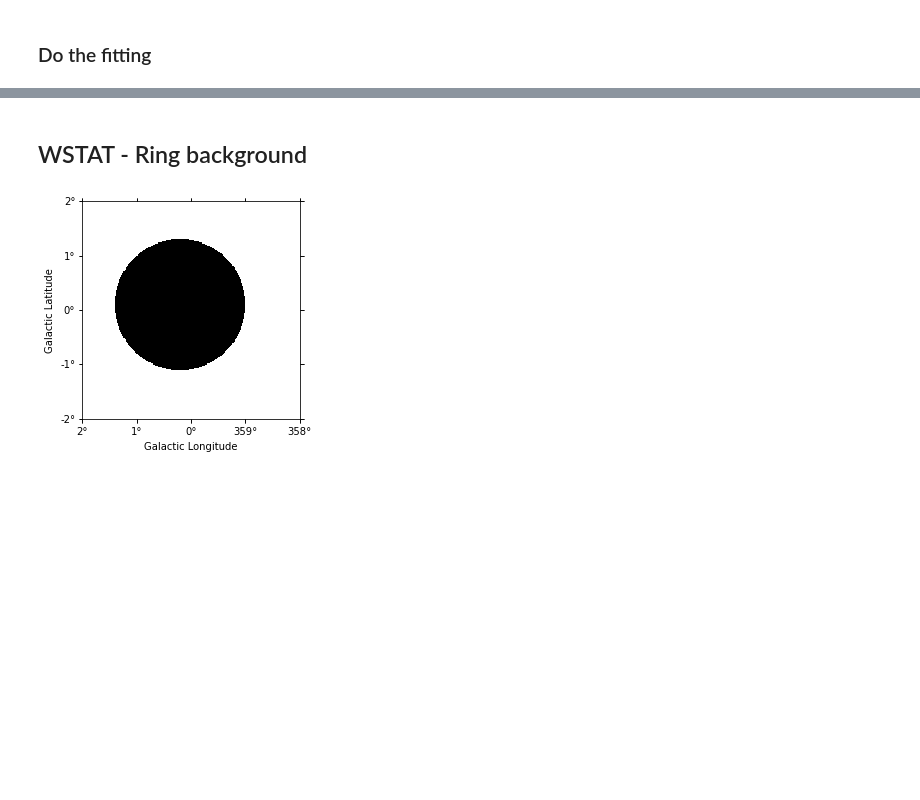
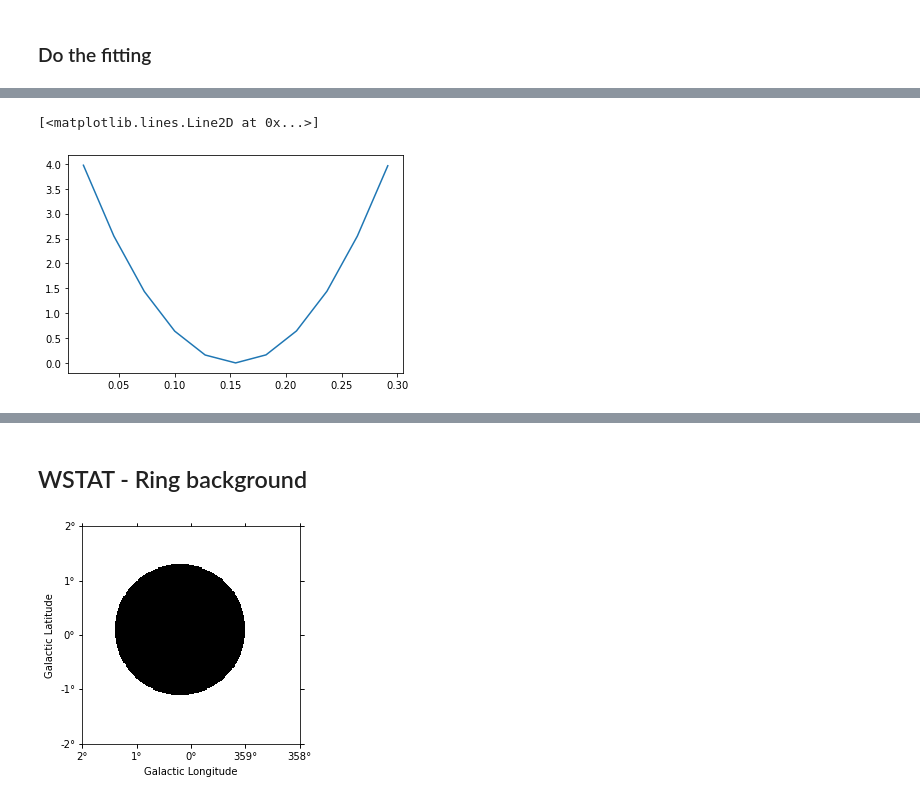
Before and after one commit to AtreyeeS/test_notebooks, a Jupyter notebook: cash-stat-lk.ipynb, the cells around one changed output, grey strips where cells are left out. Saved outputs shown, nothing was run; the diff lists cells and outputs as text; code cells hidden in the pictures; blank space fills up the shorter version.

```diff
--- a/cash-stat-lk.ipynb
+++ b/cash-stat-lk.ipynb
@@ -177,0 +185,6 @@ Table length=11
+# %%
+profile_lon = fit.stat_profile(parameter='lon_0')
+plt.plot(profile_lon["values"], profile_lon["stat"] - L1)
+# %% [output]
+[<matplotlib.lines.Line2D at 0x...>]
+[figure, added]
```
Also changed, not shown: parts of 20 cells of this notebook, 1 other file.
